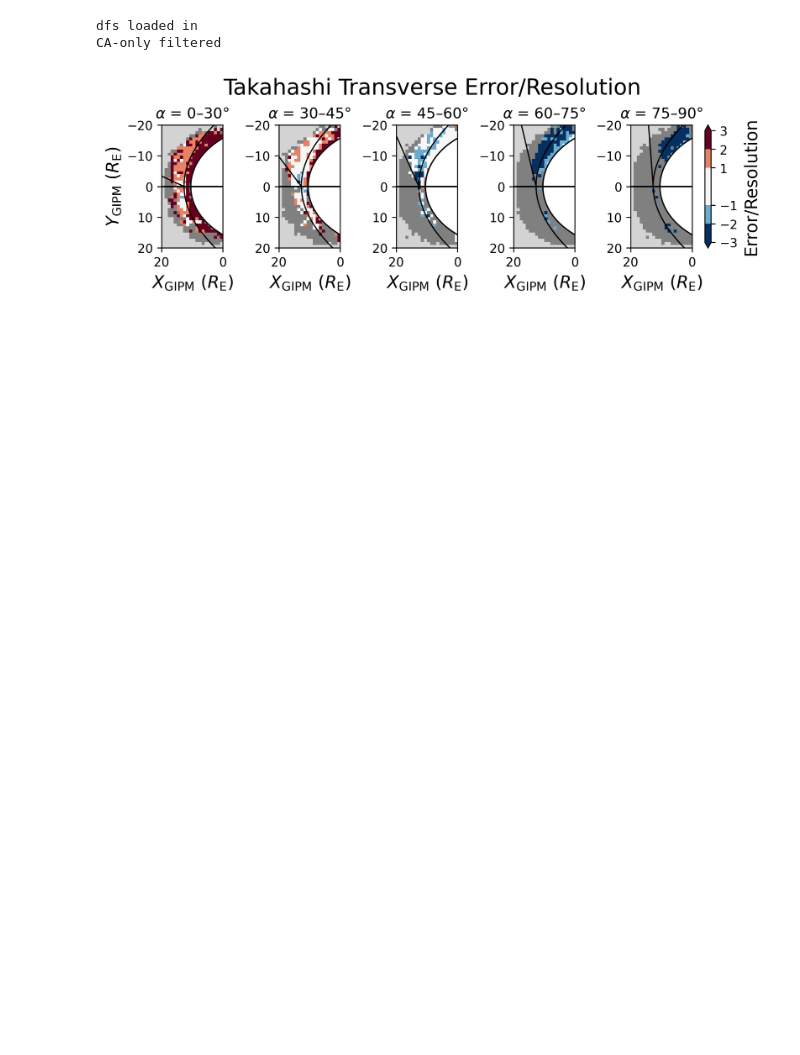
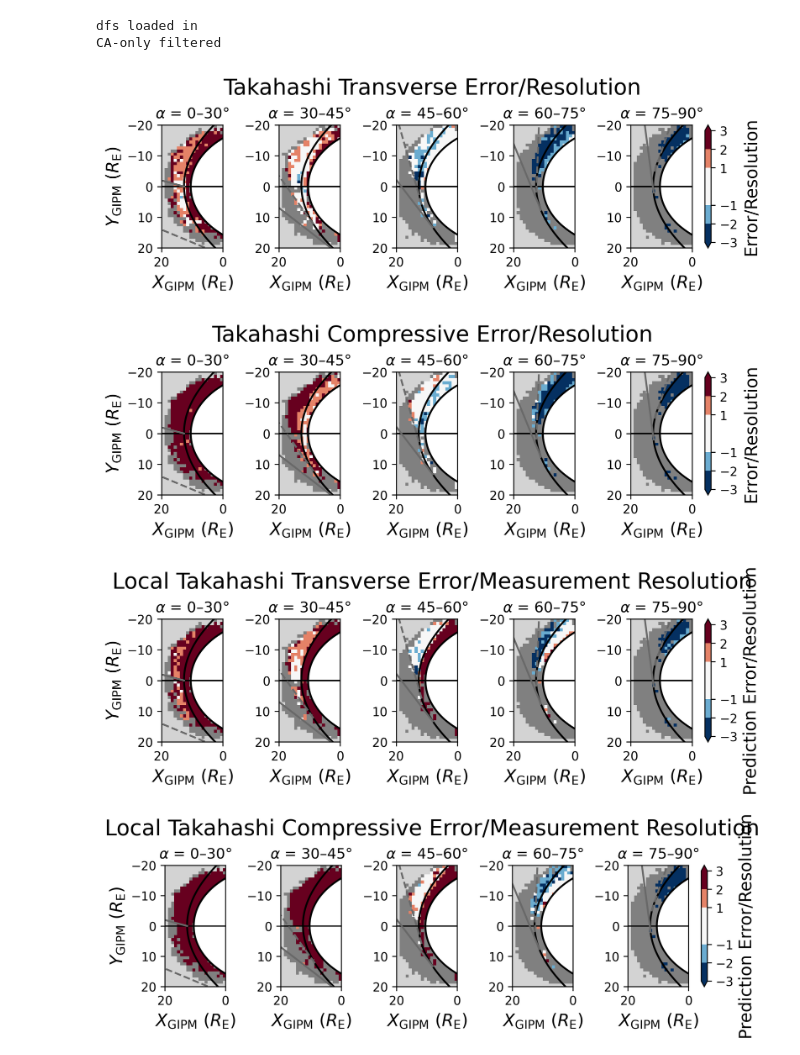
Before and after one commit to solarwindstream/gipm-mapping, a Jupyter notebook: Plotting_Notebooks/TakahashiHeilig.ipynb, the cells around one changed output. Saved outputs shown, nothing was run; the diff lists cells and outputs as text; code cells hidden in the pictures; blank space fills up the shorter version.

Commit message:
added local Takahashi option

```diff
--- a/Plotting_Notebooks/TakahashiHeilig.ipynb
+++ b/Plotting_Notebooks/TakahashiHeilig.ipynb
@@ -7,7 +7,7 @@ import datetime as dt
 import glob
 
 from heatmap_modules import compute_hists2d
-from heatmap_plotting_modules import one_row_plot
+from gipm_plotting_modules import CA_binned_plot
 
 ##load Cluster CSVs
 
@@ -43,6 +43,8 @@ cl_filtered_lowZ['Takahashi Transverse Error/Measurement Resolution'] = cl_filte
 cl_filtered_lowZ['Takahashi Compressive Error/Measurement Resolution'] = cl_filtered_lowZ['Takahashi Compressive Difference']/0.004166666666666667
 cl_filtered_lowZ['Heilig Transverse Error/Measurement Resolution'] = cl_filtered_lowZ['Heilig Transverse Difference']/0.004166666666666667
 cl_filtered_lowZ['Heilig Compressive Error/Measurement Resolution'] = cl_filtered_lowZ['Heilig Compressive Difference']/0.004166666666666667
+cl_filtered_lowZ['Local Takahashi Transverse Error/Measurement Resolution'] = cl_filtered_lowZ['Local Takahashi Transverse Difference']/0.004166666666666667
+cl_filtered_lowZ['Local Takahashi Compressive Error/Measurement Resolution'] = cl_filtered_lowZ['Local Takahashi Compressive Difference']/0.004166666666666667
 
 cl_filtered_lowZ['Takahashi Transverse Error'] = cl_filtered_lowZ['Takahashi Transverse Difference']/cl_filtered_lowZ['Peak Transverse Frequency']
 cl_filtered_lowZ['Takahashi Compressive Error'] = cl_filtered_lowZ['Takahashi Compressive Difference']/cl_filtered_lowZ['Peak Compressive Frequency']
@@ -75,35 +77,41 @@ CA-only filtered
 #'Takahashi Transverse Difference', 'Takahashi Compressive Difference', 'Heilig Transverse Difference'
 
 heatmaps_dict_no_filt = {}
 
 for group_name, df in CA_filtered_frames.items():
     heatmaps_dict_no_filt[group_name]= compute_hists2d(df, 'mean', 'Takahashi Transverse Error/Resolution', 'Takahashi Compressive Error/Resolution', obs_min=50)
 
 #hm = {'rad':{'Transverse Power': hist, 'Compressive Power': hist}, etc.}
 
 filtered_heatmap_c_dict = {}
 #set all non-NaN values to 1.5 for mapping purposes
 for group_name, result_dict in heatmaps_dict_no_filt.items():
     for quantity_name, result_hist in heatmaps_dict_no_filt[group_name].items():
         if quantity_name != 'count':
             result_hist[np.isnan(result_hist) == False] = 1.5
             filtered_heatmap_c_dict[group_name] = result_hist
 
 # for heatmap in heatmaps_dict_no_filt:
 #     heatmap[np.isnan(heatmap) == False] = 1.5
 #     filtered_heatmap_c.append(heatmap)
 
 heatmaps_dict = {}
 
 for group_name, df in CA_filtered_frames.items():
     #filtering
     df_ULF = df.loc[(df['ULF Band Normalised Transverse Power'] > 0.05)]
     #produce dicts
-    heatmaps_dict[group_name]= compute_hists2d(df_ULF, 'mean', 'Takahashi Transverse Error/Resolution', 'Takahashi Compressive Error/Resolution', obs_min=50)
+    heatmaps_dict[group_name]= compute_hists2d(df_ULF, 'mean', 'Takahashi Transverse Error/Resolution', 'Takahashi Compressive Error/Resolution', 'Local Takahashi Transverse Error/Measurement Resolution', 'Local Takahashi Compressive Error/Measurement Resolution', obs_min=50)
 
 CA_binned_plot('Takahashi Transverse Error/Resolution', heatmaps_dict, background=filtered_heatmap_c_dict)
+CA_binned_plot('Takahashi Compressive Error/Resolution', heatmaps_dict, background=filtered_heatmap_c_dict)
+CA_binned_plot('Local Takahashi Transverse Error/Measurement Resolution', heatmaps_dict, background=filtered_heatmap_c_dict)
+CA_binned_plot('Local Takahashi Compressive Error/Measurement Resolution', heatmaps_dict, background=filtered_heatmap_c_dict)
 # %% [output]
-[figure, old version]
+[figure, new version]
+[figure, added]
+[figure, added]
+[figure, added]
 # %%
 heatmaps_dict_no_filt_diff = {}
 
```
Also changed, not shown: parts of 4 cells of this notebook.
